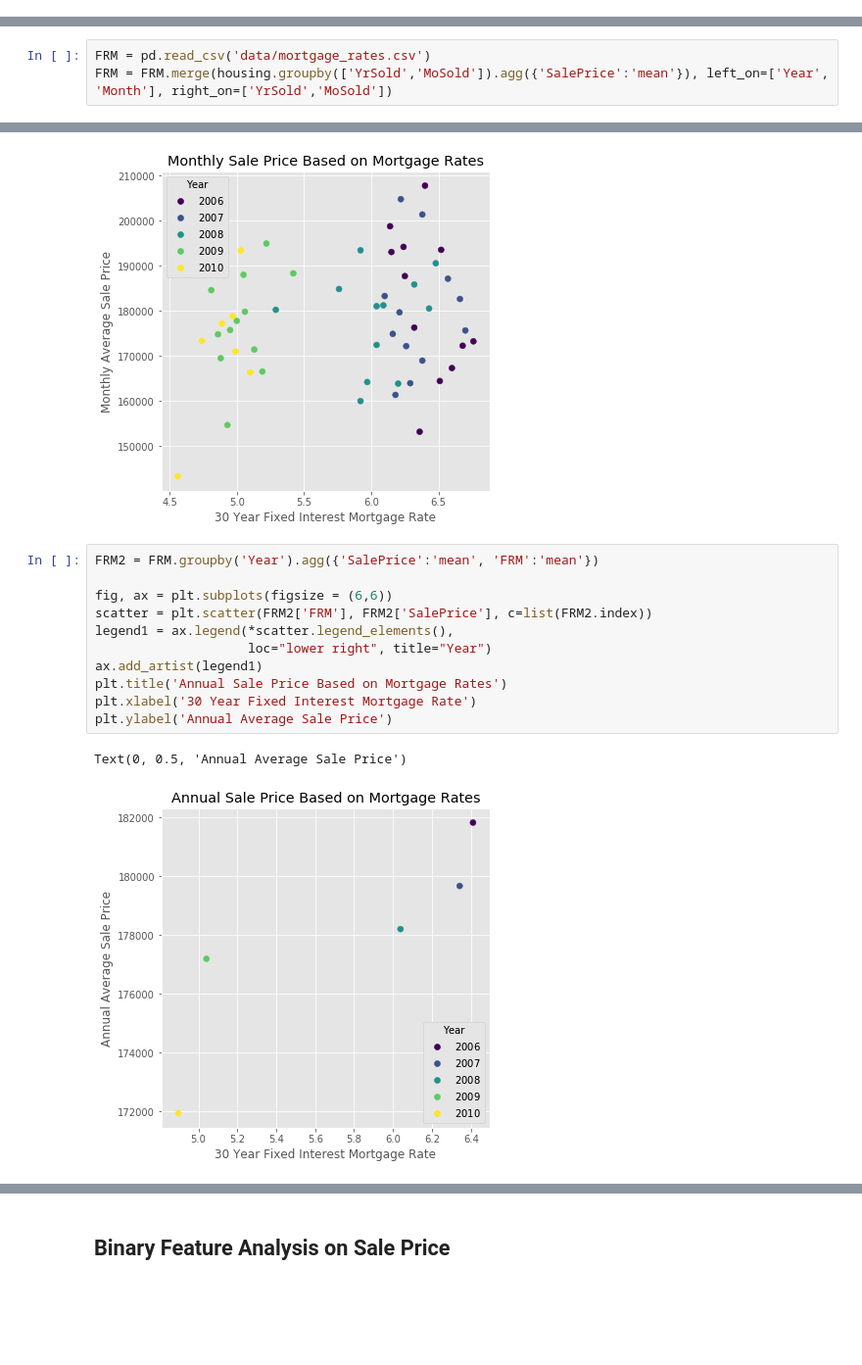
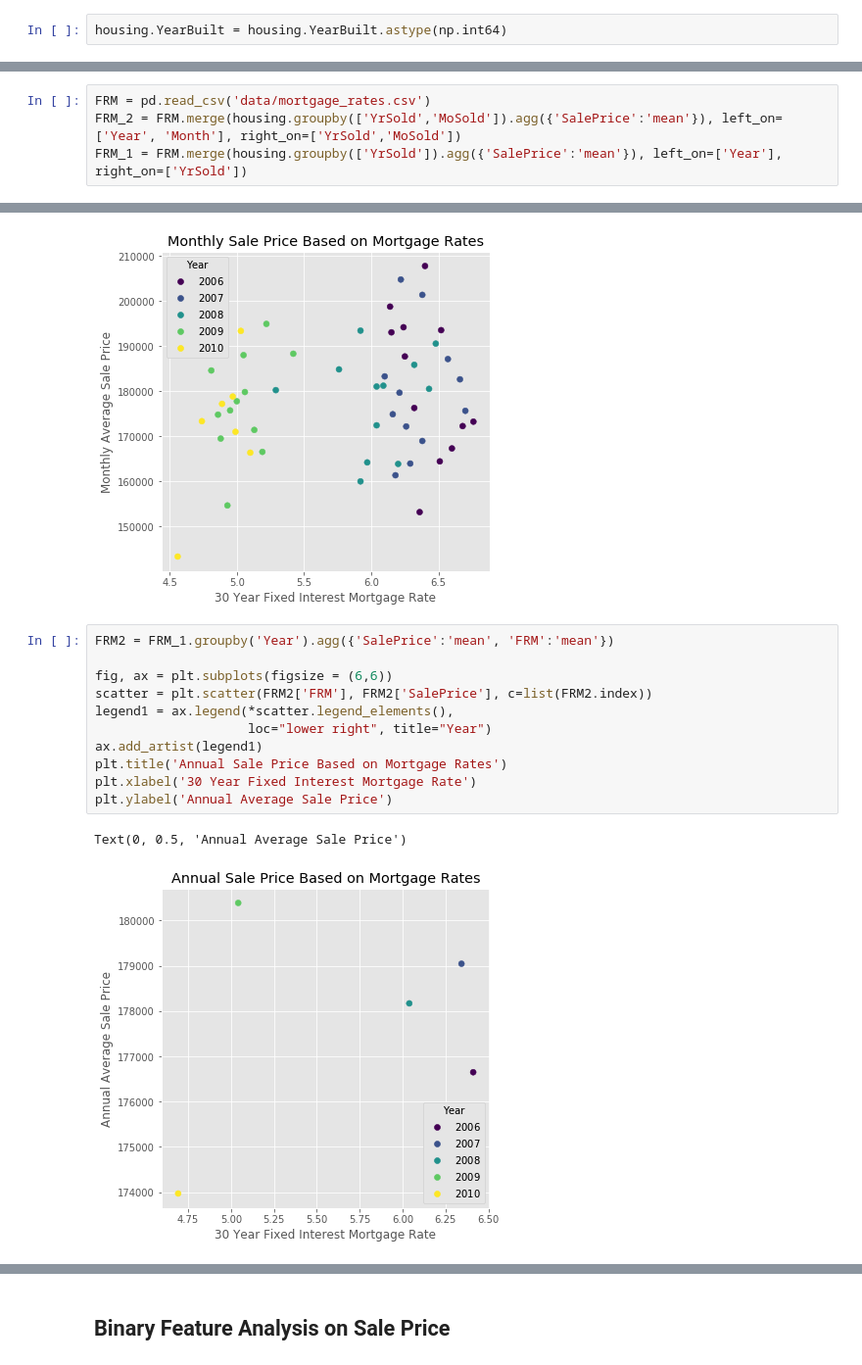
Before and after one commit to brandoncryu/ames_ml_project, a Jupyter notebook: Gathered_EDA.ipynb, the cells around one changed output, grey strips where cells are left out. Shown at 98% size. Saved outputs shown, nothing was run; the diff lists cells and outputs as text; blank space fills up the shorter version.

```diff
--- a/Gathered_EDA.ipynb
+++ b/Gathered_EDA.ipynb
@@ -196,3 +196,5 @@ Text(0.5, 0, 'Order')
 **Conclusion:** We can create a re-ordered ordinal column for month and predict when the next best month to buy a house is. In addition, mortgage rates by month are not helpful, but mortgage rates are correlated with price on an annual basis. Unfortunately, the trend is in the opposite direction than we would expect, so it may not be useful.
 # %% [markdown]
 ### Analyzing Remodeling on Sale Price
+# %%
+housing.YearBuilt = housing.YearBuilt.astype(np.int64)
@@ -215,7 +228,8 @@ Text(0.5, 0, 'Year Built')
 ## Compare Annual Sale Price with Mortgage Rates
 # %%
 FRM = pd.read_csv('data/mortgage_rates.csv')
-FRM = FRM.merge(housing.groupby(['YrSold','MoSold']).agg({'SalePrice':'mean'}), left_on=['Year', 'Month'], right_on=['YrSold','MoSold'])
+FRM_2 = FRM.merge(housing.groupby(['YrSold','MoSold']).agg({'SalePrice':'mean'}), left_on=['Year', 'Month'], right_on=['YrSold','MoSold'])
+FRM_1 = FRM.merge(housing.groupby(['YrSold']).agg({'SalePrice':'mean'}), left_on=['Year'], right_on=['YrSold'])
 # %%
 fig, ax = plt.subplots(figsize=(6,6))
 scatter = plt.scatter(FRM['FRM'], FRM['SalePrice'], c=FRM['Year'])
@@ -229,16 +243,16 @@ plt.ylabel('Monthly Average Sale Price')
 Text(0, 0.5, 'Monthly Average Sale Price')
 [figure]
 # %%
-FRM2 = FRM.groupby('Year').agg({'SalePrice':'mean', 'FRM':'mean'})
+FRM2 = FRM_1.groupby('Year').agg({'SalePrice':'mean', 'FRM':'mean'})
 
 fig, ax = plt.subplots(figsize = (6,6))
 scatter = plt.scatter(FRM2['FRM'], FRM2['SalePrice'], c=list(FRM2.index))
 legend1 = ax.legend(*scatter.legend_elements(),
                     loc="lower right", title="Year")
 ax.add_artist(legend1)
 plt.title('Annual Sale Price Based on Mortgage Rates')
 plt.xlabel('30 Year Fixed Interest Mortgage Rate')
 plt.ylabel('Annual Average Sale Price')
 # %% [output]
 Text(0, 0.5, 'Annual Average Sale Price')
-[figure, old version]
+[figure, new version]
```
Also changed, not shown: parts of 21 cells of this notebook.
